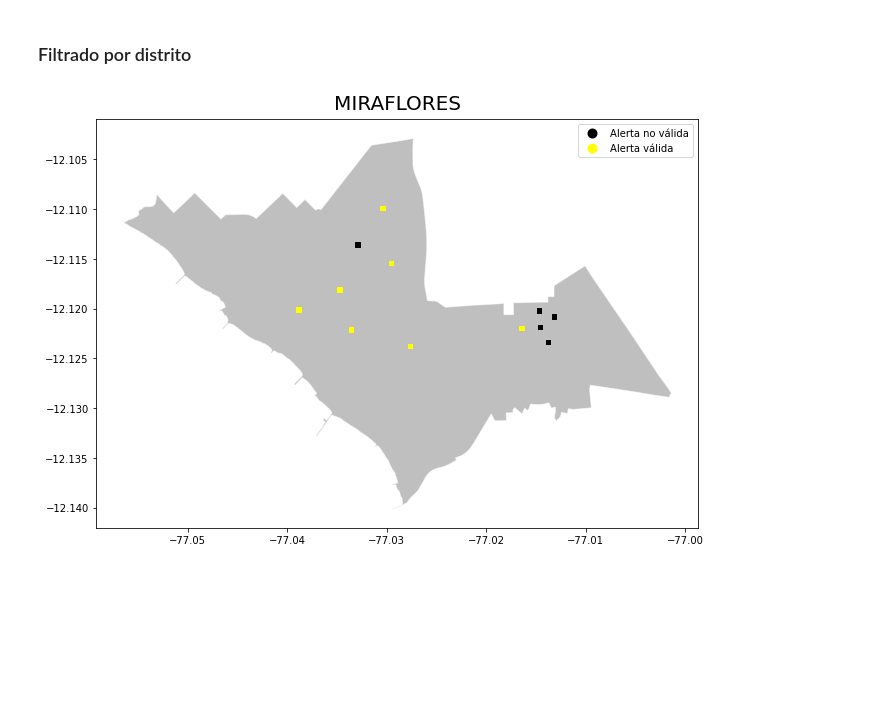
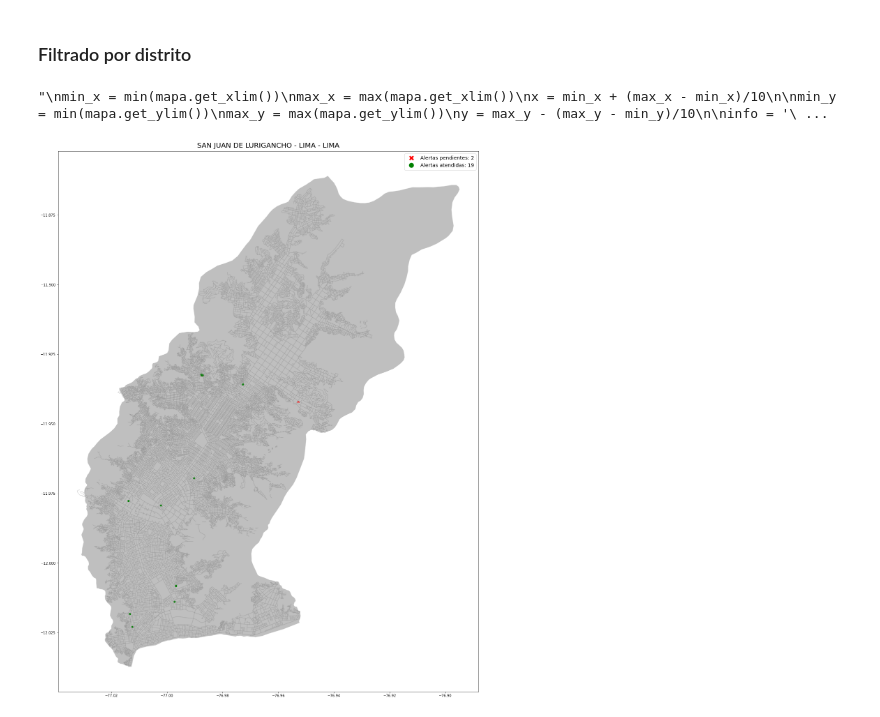
Before and after one commit to Dante-Guerrero/RR_Notebook, a Jupyter notebook: book1.ipynb, the cells around one changed output. Saved outputs shown, nothing was run; the diff lists cells and outputs as text; code cells hidden in the pictures; blank space fills up the shorter version.

Commit message:
Trabajo en la calidad de los mapas y en las leyendas

```diff
--- a/book1.ipynb
+++ b/book1.ipynb
@@ -189,7 +329,7 @@ print(
 # %%
 dep = 'LIMA'
 pro = 'LIMA'
-dis = 'MIRAFLORES'
+dis = 'SAN JUAN DE LURIGANCHO'
 
 # Filtrando el mapa
 
@@ -198,40 +338,95 @@ fdistritos = distritos[mapa_filtro_dep]
 
 mapa_filtro_pro = fdistritos['NOMBPROV'] == pro
 fdistritos = fdistritos[mapa_filtro_pro]
 
 mapa_filtro_dis = fdistritos['NOMBDIST'] == dis
 fdistritos = fdistritos[mapa_filtro_dis]
 
-# Filtrando las alertas
+# Filtrando las calles
+
+calles_filtro_dep = calles_peru['NOM_DPTO'] == dep
+fcalles_peru =  calles_peru[calles_filtro_dep]
+
+calles_filtro_pro = fcalles_peru['NOM_PROV'] == pro
+fcalles_peru = fcalles_peru[calles_filtro_pro]
+
+calles_filtro_dis = fcalles_peru['NOM_DIST'] == dis
+fcalles_peru = fcalles_peru[calles_filtro_dis]
+
+# Filtrando las alertas en general
 
 rr_filtro_dep = rr['DEPARTAMENTO'] == dep
 frr = rr[rr_filtro_dep]
 
 rr_filtro_pro = frr['PROVINCIA'] == pro
 frr = frr[rr_filtro_pro]
 
 rr_filtro_dis = frr['DISTRITO'] == dis
 frr = frr[rr_filtro_dis]
 
+# Filtrando las alertas pendientes
+
+filtro_alertas_pendientes = frr['ESTADO_ALERTA'] == 'Alerta válida'
+frr_p = frr[filtro_alertas_pendientes]
+
+# Filtrando las alertas atendidas
+
+filtro_alertas_atendidas = frr['ESTADO_ALERTA'] == 'Atención ejecutada por Municipalidad'
+frr_a = frr[filtro_alertas_atendidas]
+
+# Dibujando los plots
+
 mapa = fdistritos.plot(
-    figsize=(10.80, 19.20),
+    figsize=(21.60, 38.40),
     alpha=0.5,
     color='grey',
     edgecolor='white')
 
 mapa.set_title(
-    dis,
+    dis + ' - ' + pro + ' - ' + dep,
     pad = 10,
     fontdict={'fontsize':20, 'color': '#000000'}
     )
 
-alertas = frr.plot(
+calles = fcalles_peru.plot(
     ax=mapa,
-    column='ESTADO_ALERTA',
-    markersize=20,
-    marker=',',
-    legend=True,
-    cmap='gnuplot'
+    alpha = 0.3,
+    color = 'grey'
+)
+
+alertas_p = frr_p.plot(
+    ax=mapa,
+    color='red',
+    markersize=25,
+    marker='x'
     )
+
+alertas_a = frr_a.plot(
+    ax=mapa,
+    color='green',
+    markersize=25,
+    marker='o'
+    )
+
+legend_elements = [
+    Line2D([0], [0], marker='X', color='w', label='Alertas pendientes: ' + str(len(frr_p)), markerfacecolor='r', markersize=15),
+    Line2D([0], [0], marker='o', color='w', label='Alertas atendidas: ' + str(len(frr_a)), markerfacecolor='g', markersize=15),
+]
+mapa.legend(handles=legend_elements, fontsize='x-large')
+
+"""
+min_x = min(mapa.get_xlim())
+max_x = max(mapa.get_xlim())
+x = min_x + (max_x - min_x)/10
+
+min_y = min(mapa.get_ylim())
+max_y = max(mapa.get_ylim())
+y = max_y - (max_y - min_y)/10
+
+info = '\n Alertas pendientes: ' + str(len(frr_p)) + '\n Alertas atendidas: ' + str(len(frr_a))
+
+mapa.text(x, y, info, fontsize='x-large')
+"""
 # %% [output]
+"\nmin_x = min(mapa.get_xlim())\nmax_x = max(mapa.get_xlim())\nx = min_x + (max_x - min_x)/10\n\nmin_y = min(mapa.get_ylim())\nmax_y = max(mapa.get_ylim())\ny = max_y - (max_y - min_y)/10\n\ninfo = '\ ...
-[figure, old version]
+[figure, new version]
```
Also changed, not shown: parts of 10 cells of this notebook, 1 other file.
